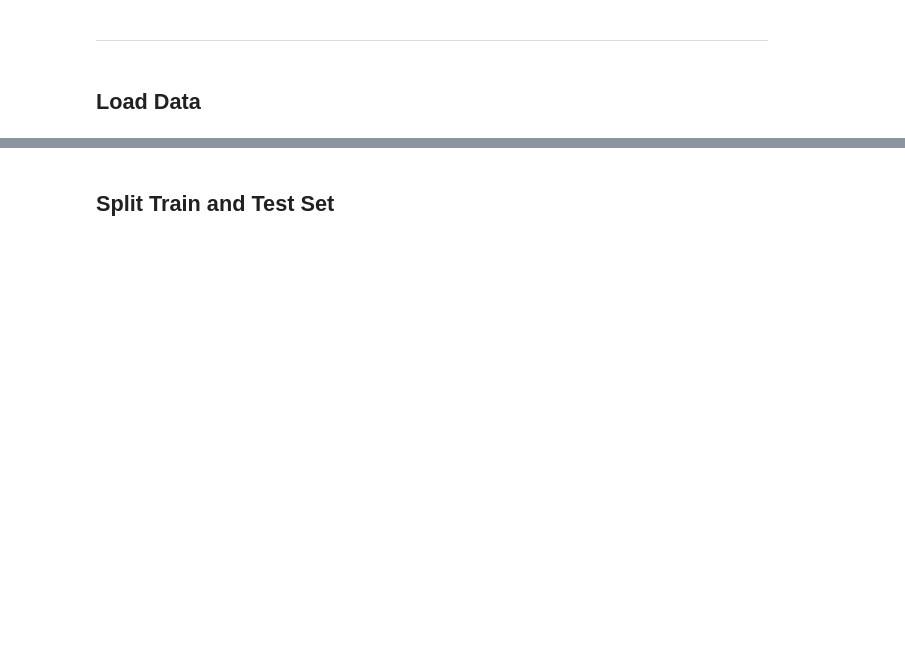
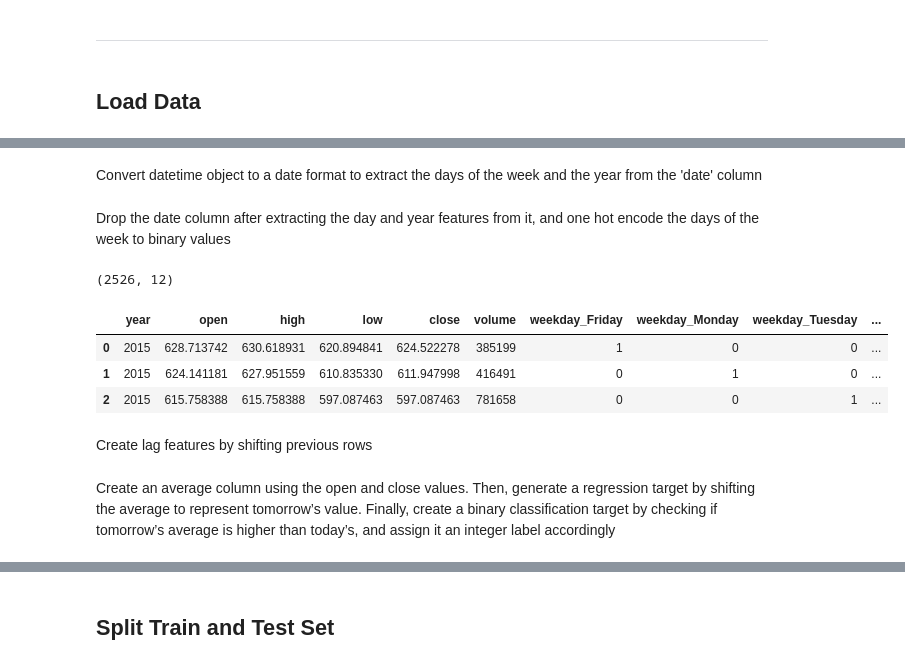
Before and after one commit to AndyV773/PP5, a Jupyter notebook: jupyter_notebooks/03 - DataCleaning.ipynb, the cells around one changed output, grey strips where cells are left out. Saved outputs shown, nothing was run; the diff lists cells and outputs as text; code cells hidden in the pictures; blank space fills up the shorter version.

```diff
--- a/jupyter_notebooks/03 - DataCleaning.ipynb
+++ b/jupyter_notebooks/03 - DataCleaning.ipynb
@@ -63,0 +95,25 @@ df
+# %% [markdown]
+Convert datetime object to a date format to extract the days of the week and the year from the 'date' column
+# %%
+df['date'] = pd.to_datetime(df['date'],utc=True)
+# %%
+df.insert(1, 'year', df['date'].dt.year)
+df.insert(2, 'weekday', df['date'].dt.day_name())
+# %% [markdown]
+Drop the date column after extracting the day and year features from it, and one hot encode the days of the week to binary values
+# %%
+df = df.drop(['date'],axis=1)
+# %%
+from feature_engine.encoding import OneHotEncoder
+encoder = OneHotEncoder(variables=df.columns[df.dtypes=='object'].to_list(), drop_last=False)
+df = encoder.fit_transform(df)
+print(df.shape)
+df.head(3)
+# %% [output]
+(2526, 12)
+|  | year | open | high | low | close | volume | weekday_Friday | weekday_Monday | weekday_Tuesday | ... |
+| 0 | 2015 | 628.713742 | 630.618931 | 620.894841 | 624.522278 | 385199 | 1 | 0 | 0 | ... |
+| 1 | 2015 | 624.141181 | 627.951559 | 610.835330 | 611.947998 | 416491 | 0 | 1 | 0 | ... |
+| 2 | 2015 | 615.758388 | 615.758388 | 597.087463 | 597.087463 | 781658 | 0 | 0 | 1 | ... |
+# %% [markdown]
+Create lag features by shifting previous rows
@@ -63,0 +138,2 @@ df
+# %% [markdown]
+Create an average column using the open and close values. Then, generate a regression target by shifting the average to represent tomorrow’s value. Finally, create a binary classification target by checking if tomorrow’s average is higher than today’s, and assign it an integer label accordingly
```
Also changed, not shown: parts of 57 cells of this notebook, 5 other files.
